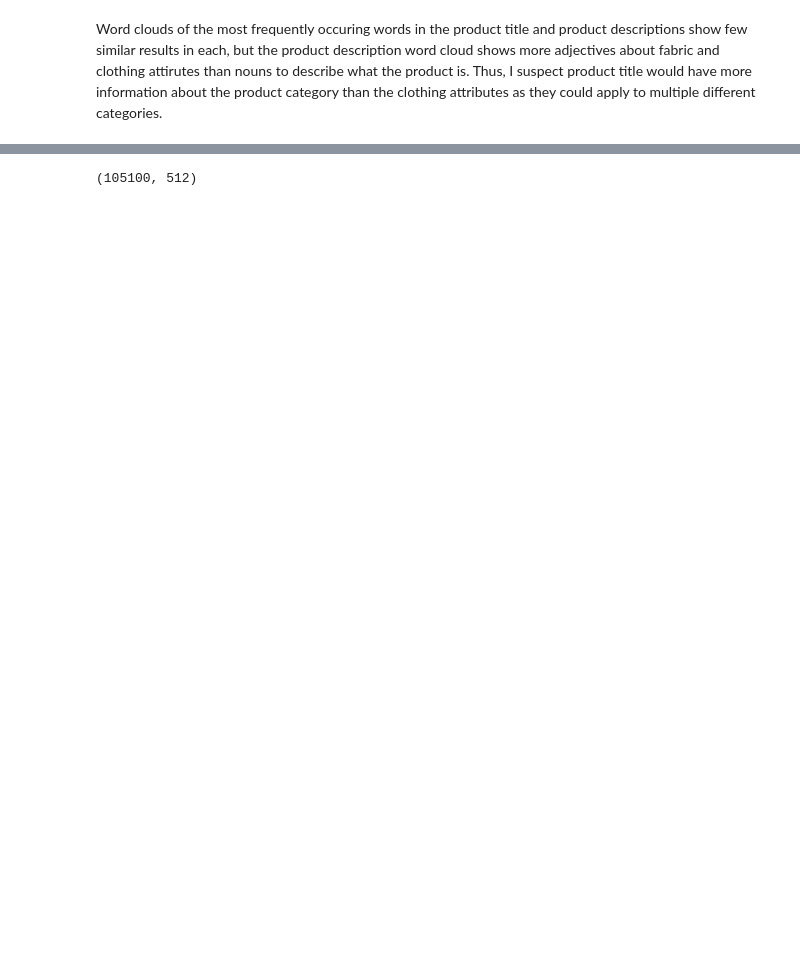
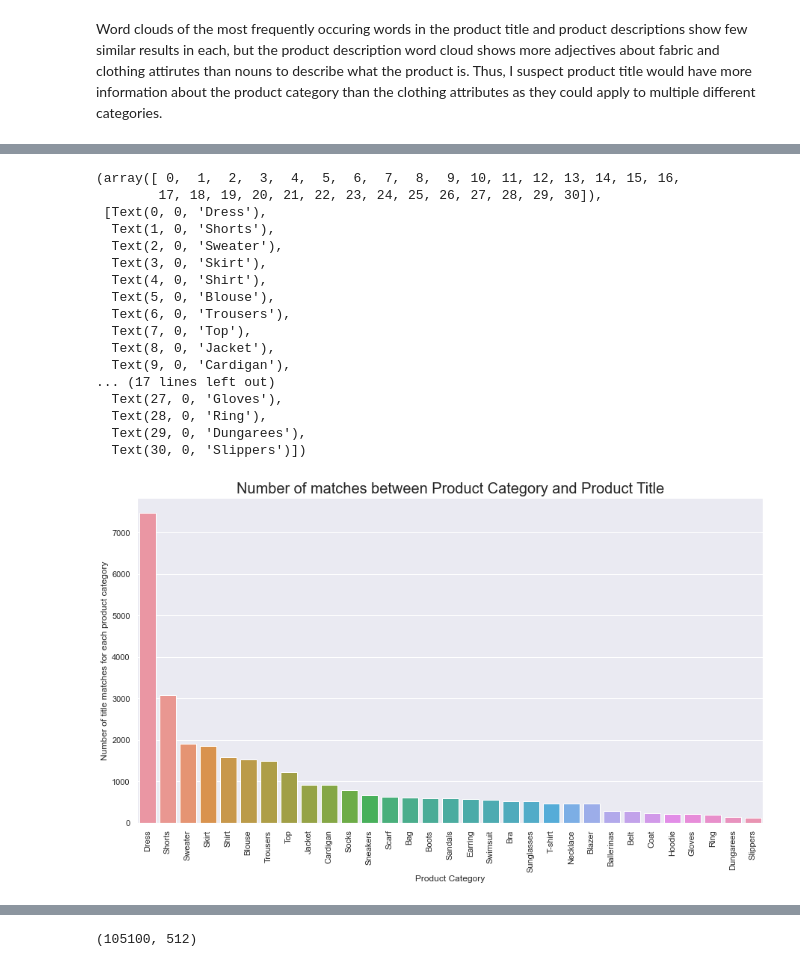
Before and after one commit to melissavhan/H_and_M_product_category_classification, a Jupyter notebook: notebooks/Capstone 3 - Data Wrangling and EDA.ipynb, the cells around one changed output, grey strips where cells are left out. Saved outputs shown, nothing was run; the diff lists cells and outputs as text; code cells hidden in the pictures; blank space fills up the shorter version.

```diff
--- a/notebooks/Capstone 3 - Data Wrangling and EDA.ipynb
+++ b/notebooks/Capstone 3 - Data Wrangling and EDA.ipynb
@@ -347,0 +404,5 @@ Word clouds of the most frequently occuring words in the product title and produ
+# %%
+cat_title_df = pd.DataFrame([cat_title_count]).T.reset_index()
+cat_title_df.columns = ['product_category','number_of_matches']
+cat_title_df.sort_values(by='number_of_matches', ascending=False, inplace=True)
+cat_title_df
@@ -347,0 +427,28 @@ Word clouds of the most frequently occuring words in the product title and produ
+# %%
+# Plot the number of matches
+cat_title_nonzero = cat_title_df[cat_title_df['number_of_matches'] != 0]
+fig = plt.figure(figsize=(15, 8))
+chart = sns.barplot(data=cat_title_nonzero, x='product_category', y='number_of_matches')
+chart.set_title('Number of matches between Product Category and Product Title', fontdict={'size':20})
+plt.xlabel('Product Category')
+plt.ylabel('Number of title matches for each product category')
+plt.xticks(rotation=90)
+# %% [output]
+(array([ 0,  1,  2,  3,  4,  5,  6,  7,  8,  9, 10, 11, 12, 13, 14, 15, 16,
+        17, 18, 19, 20, 21, 22, 23, 24, 25, 26, 27, 28, 29, 30]),
+ [Text(0, 0, 'Dress'),
+  Text(1, 0, 'Shorts'),
+  Text(2, 0, 'Sweater'),
+  Text(3, 0, 'Skirt'),
+  Text(4, 0, 'Shirt'),
+  Text(5, 0, 'Blouse'),
+  Text(6, 0, 'Trousers'),
+  Text(7, 0, 'Top'),
+  Text(8, 0, 'Jacket'),
+  Text(9, 0, 'Cardigan'),
+... (17 lines left out)
+  Text(27, 0, 'Gloves'),
+  Text(28, 0, 'Ring'),
+  Text(29, 0, 'Dungarees'),
+  Text(30, 0, 'Slippers')])
+[figure, added]
```
Also changed, not shown: parts of 45 cells of this notebook.
